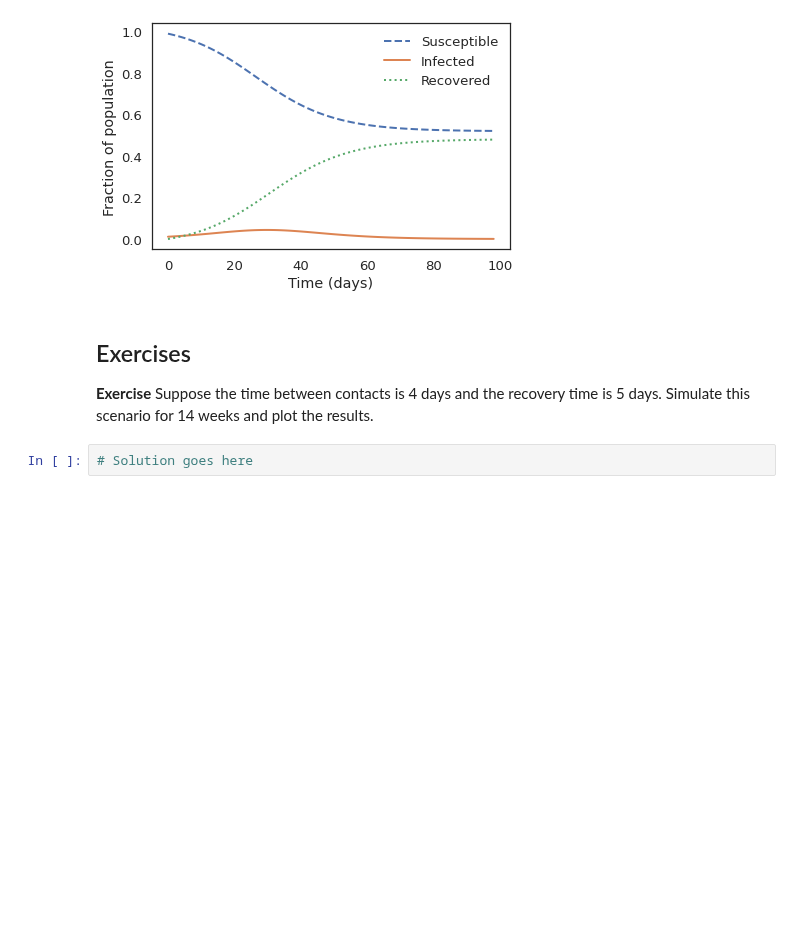
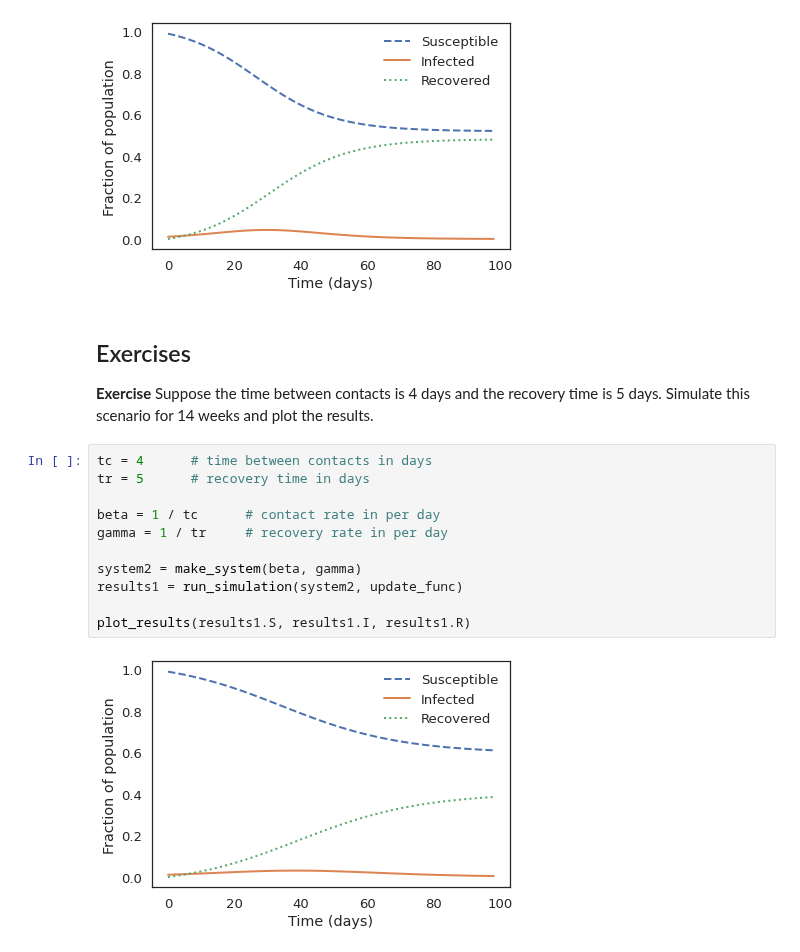
Before and after one commit to ferrysany/ModSimPy, a Jupyter notebook: colab/chap11.ipynb, the cells around one changed output. Cells and saved outputs as stored; diff of their text form; blank space fills up the shorter version.

```diff
--- a/colab/chap11.ipynb
+++ b/colab/chap11.ipynb
@@ -240,5 +240,16 @@ plot_results(results.S, results.I, results.R)
 ## Exercises
 
 **Exercise**  Suppose the time between contacts is 4 days and the recovery time is 5 days.  Simulate this scenario for 14 weeks and plot the results.
-# %%
-# Solution goes here
+# %%
+tc = 4      # time between contacts in days
+tr = 5      # recovery time in days
+
+beta = 1 / tc      # contact rate in per day
+gamma = 1 / tr     # recovery rate in per day
+
+system2 = make_system(beta, gamma)
+results1 = run_simulation(system2, update_func)
+
+plot_results(results1.S, results1.I, results1.R)
+# %% [output]
+[figure, added]
```
